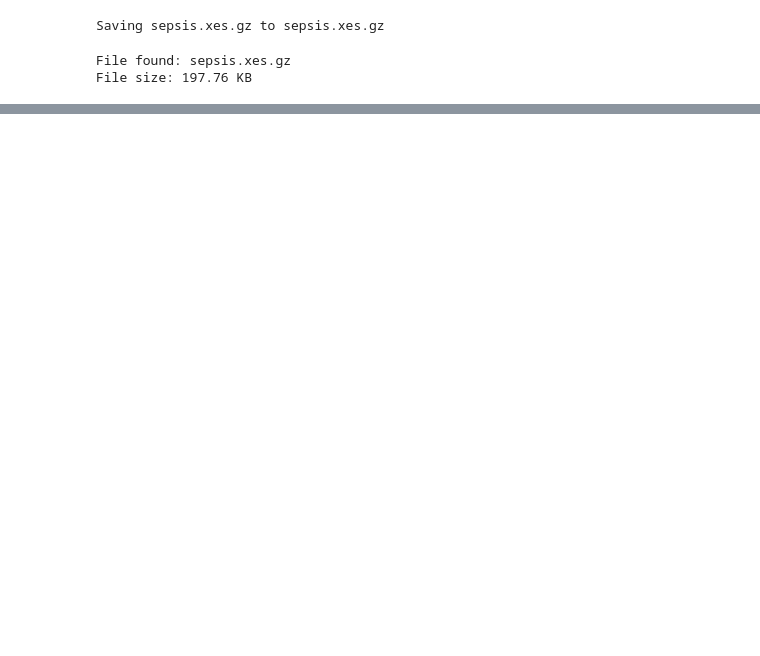
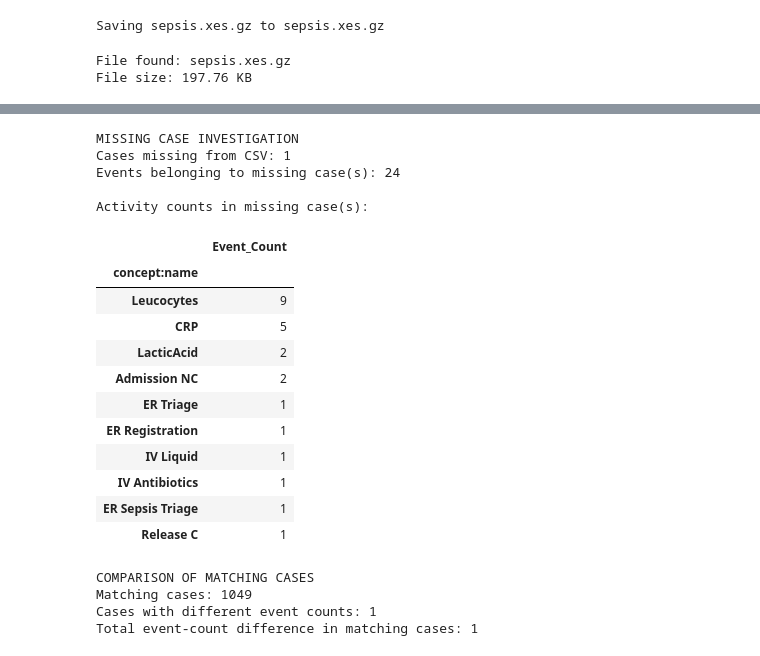
Before and after one commit to shrutimali25/CareFlow, a Jupyter notebook: notebooks/CareFlow_Process_Mining.ipynb, the cells around one changed output, grey strips where cells are left out. Cells and saved outputs as stored; diff of their text form; code cells hidden in the pictures; blank space fills up the shorter version.

```diff
--- a/notebooks/CareFlow_Process_Mining.ipynb
+++ b/notebooks/CareFlow_Process_Mining.ipynb
@@ -475,0 +774,75 @@ PM4Py version: 2.7.23.11
+# %%
+# Investigate the case missing from the CSV summary
+
+missing_cases = xes_cases - csv_cases
+
+missing_case_data = event_log[
+    event_log["case:concept:name"].isin(missing_cases)
+].copy()
+
+print("MISSING CASE INVESTIGATION")
+print("Cases missing from CSV:", len(missing_cases))
+print("Events belonging to missing case(s):", len(missing_case_data))
+
+print("\nActivity counts in missing case(s):")
+display(
+    missing_case_data["concept:name"]
+    .value_counts()
+    .rename("Event_Count")
+    .to_frame()
+)
+
+# Compare event counts for matching cases
+
+xes_case_counts = event_log.groupby("case:concept:name").size()
+
+csv_case_counts = case_summary.set_index(
+    "case:concept:name"
+)["total_events"]
+
+common_cases = xes_case_counts.index.intersection(
+    csv_case_counts.index
+)
+
+case_count_comparison = pd.DataFrame({
+    "XES_events": xes_case_counts.loc[common_cases],
+    "CSV_events": csv_case_counts.loc[common_cases]
+})
+
+case_count_comparison["Difference"] = (
+    case_count_comparison["XES_events"] -
+    case_count_comparison["CSV_events"]
+)
+
+print("\nCOMPARISON OF MATCHING CASES")
+print("Matching cases:", len(common_cases))
+print(
+    "Cases with different event counts:",
+    (case_count_comparison["Difference"] != 0).sum()
+)
+print(
+    "Total event-count difference in matching cases:",
+    case_count_comparison["Difference"].sum()
+)
+# %% [output]
+MISSING CASE INVESTIGATION
+Cases missing from CSV: 1
+Events belonging to missing case(s): 24
+
+Activity counts in missing case(s):
+|  | Event_Count |
+| concept:name |  |
+| Leucocytes | 9 |
+| CRP | 5 |
+| LacticAcid | 2 |
+| Admission NC | 2 |
+| ER Triage | 1 |
+| ER Registration | 1 |
+| IV Liquid | 1 |
+| IV Antibiotics | 1 |
+| ER Sepsis Triage | 1 |
+| Release C | 1 |
+COMPARISON OF MATCHING CASES
+Matching cases: 1049
+Cases with different event counts: 1
+Total event-count difference in matching cases: 1
```
Also changed, not shown: parts of 16 cells of this notebook.
